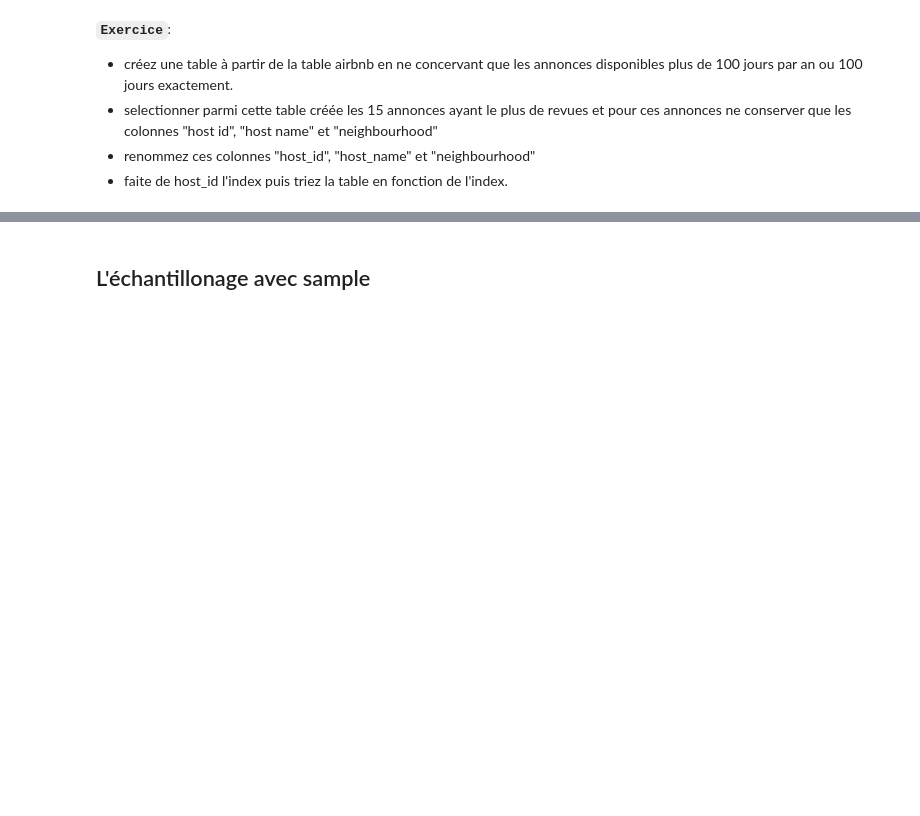
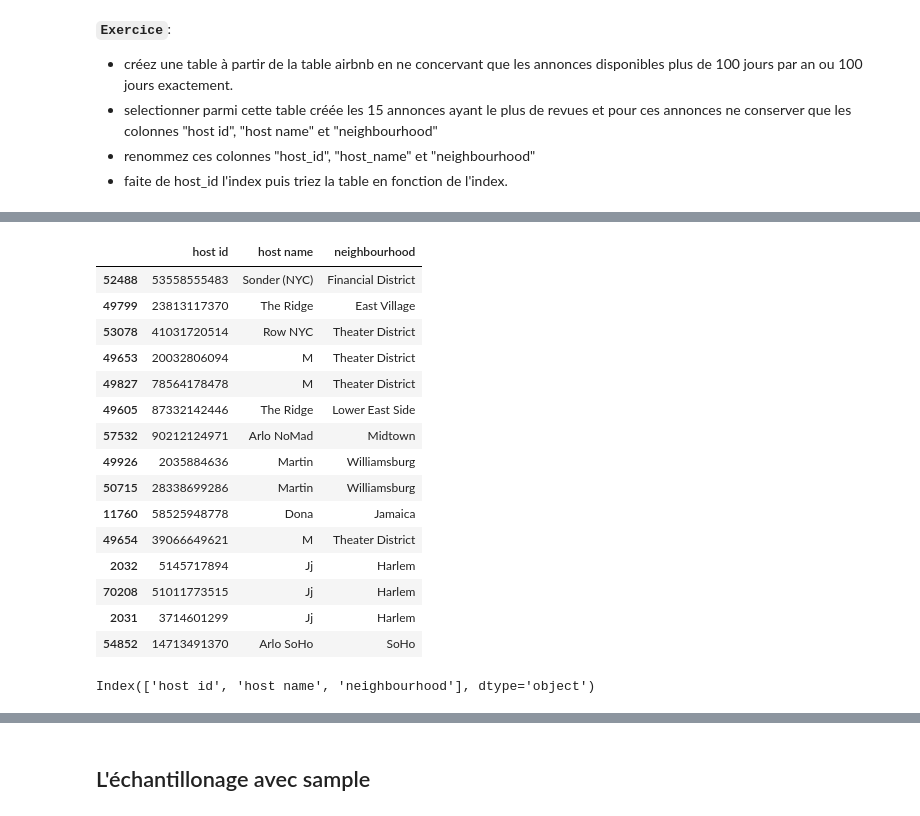
Before and after one commit to 955928/date_engineer_week_brief, a Jupyter notebook: cours/5-2-Pandas.ipynb, the cells around one changed output, grey strips where cells are left out. Cells and saved outputs as stored; diff of their text form; code cells hidden in the pictures; blank space fills up the shorter version.

```diff
--- a/cours/5-2-Pandas.ipynb
+++ b/cours/5-2-Pandas.ipynb
@@ -450,0 +494,24 @@ df.set_index('nom')
+# %%
+nights_100_plus = nights_100_plus.sort_values(by='number of reviews', ascending=False).drop(['id', 'NAME', 'host_identity_verified', 'neighbourhood group', 'lat', 'long', 'country','country code', 'instant_bookable', 'cancellation_policy', 'room type','Construction year', 'price', 'service fee', 'minimum nights','number of reviews', 'last review', 'reviews per month','review rate number', 'calculated host listings count','availability 365', 'house_rules', 'license'], axis=1).head(15)
+nights_100_plus
+# %% [output]
+|  | host id | host name | neighbourhood |
+| 52488 | 53558555483 | Sonder (NYC) | Financial District |
+| 49799 | 23813117370 | The Ridge | East Village |
+| 53078 | 41031720514 | Row NYC | Theater District |
+| 49653 | 20032806094 | M | Theater District |
+| 49827 | 78564178478 | M | Theater District |
+| 49605 | 87332142446 | The Ridge | Lower East Side |
+| 57532 | 90212124971 | Arlo NoMad | Midtown |
+| 49926 | 2035884636 | Martin | Williamsburg |
+| 50715 | 28338699286 | Martin | Williamsburg |
+| 11760 | 58525948778 | Dona | Jamaica |
+| 49654 | 39066649621 | M | Theater District |
+| 2032 | 5145717894 | Jj | Harlem |
+| 70208 | 51011773515 | Jj | Harlem |
+| 2031 | 3714601299 | Jj | Harlem |
+| 54852 | 14713491370 | Arlo SoHo | SoHo |
+# %%
+nights_100_plus.columns
+# %% [output]
+Index(['host id', 'host name', 'neighbourhood'], dtype='object')
```
Also changed, not shown: parts of 11 cells of this notebook.
